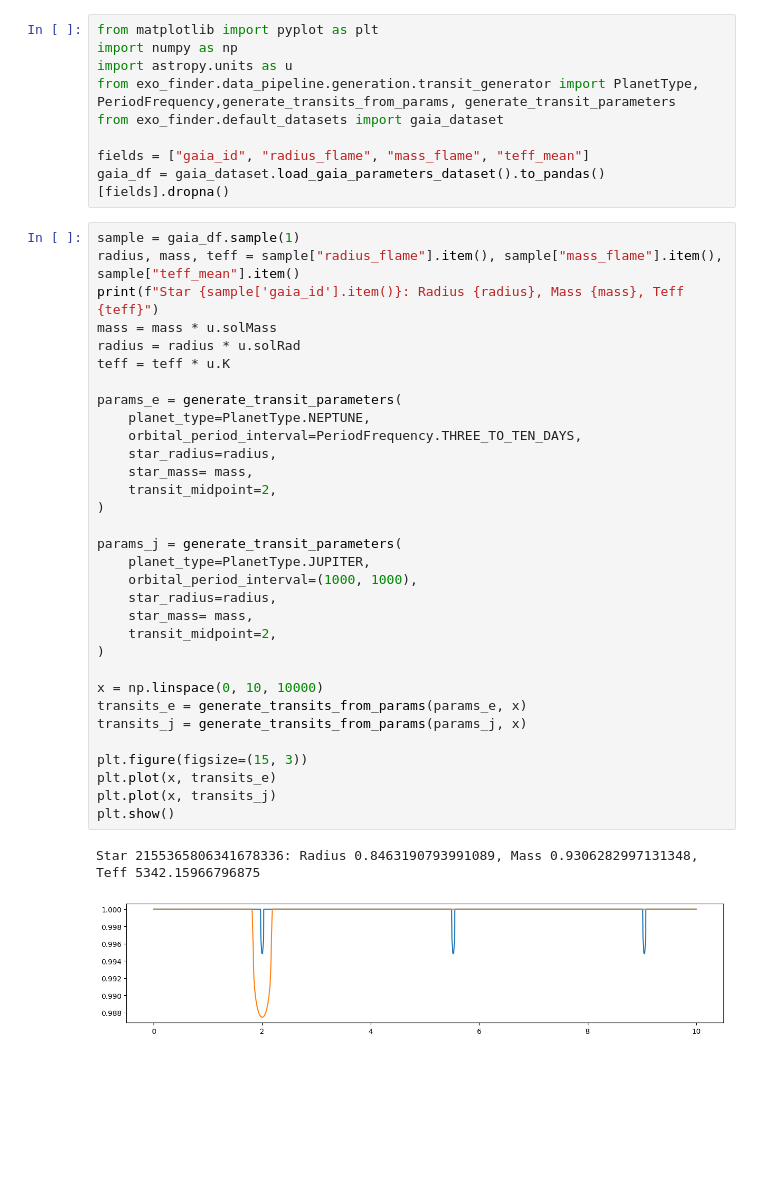
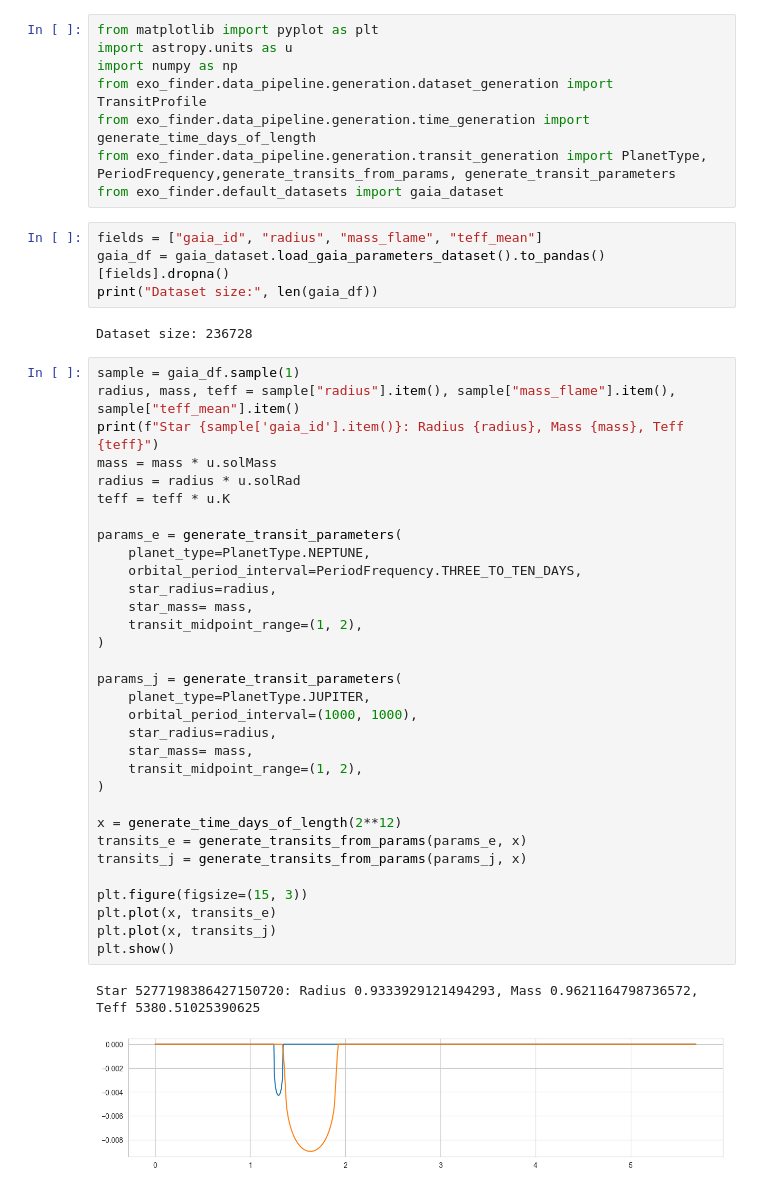
Before and after one commit to sechlol/exo-finder, a Jupyter notebook: exo_finder/eda/transit_generation.ipynb, the cells around one changed output. Cells and saved outputs as stored; diff of their text form; blank space fills up the shorter version.

Commit message:
transit generation code

```diff
--- a/exo_finder/eda/transit_generation.ipynb
+++ b/exo_finder/eda/transit_generation.ipynb
@@ -1,44 +1,49 @@
 # %%
 from matplotlib import pyplot as plt
+import astropy.units as u
 import numpy as np
-import astropy.units as u
-from exo_finder.data_pipeline.generation.transit_generator import PlanetType, PeriodFrequency,generate_transits_from_params, generate_transit_parameters
+from exo_finder.data_pipeline.generation.dataset_generation import TransitProfile
+from exo_finder.data_pipeline.generation.time_generation import generate_time_days_of_length
+from exo_finder.data_pipeline.generation.transit_generation import PlanetType, PeriodFrequency,generate_transits_from_params, generate_transit_parameters
 from exo_finder.default_datasets import gaia_dataset
-
-fields = ["gaia_id", "radius_flame", "mass_flame", "teff_mean"]
-gaia_df = gaia_dataset.load_gaia_parameters_dataset().to_pandas()[fields].dropna()
+# %%
+fields = ["gaia_id", "radius", "mass_flame", "teff_mean"]
+gaia_df = gaia_dataset.load_gaia_parameters_dataset().to_pandas()[fields].dropna()
+print("Dataset size:", len(gaia_df))
+# %% [output]
+Dataset size: 236728
 # %%
 sample = gaia_df.sample(1)
-radius, mass, teff = sample["radius_flame"].item(), sample["mass_flame"].item(), sample["teff_mean"].item()
+radius, mass, teff = sample["radius"].item(), sample["mass_flame"].item(), sample["teff_mean"].item()
 print(f"Star {sample['gaia_id'].item()}: Radius {radius}, Mass {mass}, Teff {teff}")
 mass = mass * u.solMass
 radius = radius * u.solRad
 teff = teff * u.K
 
 params_e = generate_transit_parameters(
     planet_type=PlanetType.NEPTUNE,
     orbital_period_interval=PeriodFrequency.THREE_TO_TEN_DAYS,
     star_radius=radius,
     star_mass= mass,
-    transit_midpoint=2,
+    transit_midpoint_range=(1, 2),
 )
 
 params_j = generate_transit_parameters(
     planet_type=PlanetType.JUPITER,
     orbital_period_interval=(1000, 1000),
     star_radius=radius,
     star_mass= mass,
-    transit_midpoint=2,
+    transit_midpoint_range=(1, 2),
 )
 
-x = np.linspace(0, 10, 10000)
+x = generate_time_days_of_length(2**12)
 transits_e = generate_transits_from_params(params_e, x)
 transits_j = generate_transits_from_params(params_j, x)
 
 plt.figure(figsize=(15, 3))
 plt.plot(x, transits_e)
 plt.plot(x, transits_j)
 plt.show()
 # %% [output]
-Star 2155365806341678336: Radius 0.8463190793991089, Mass 0.9306282997131348, Teff 5342.15966796875
+Star 5277198386427150720: Radius 0.9333929121494293, Mass 0.9621164798736572, Teff 5380.51025390625
-[figure, old version]
+[figure, new version]
```
Also changed, not shown: parts of 2 cells of this notebook, 15 other files.
